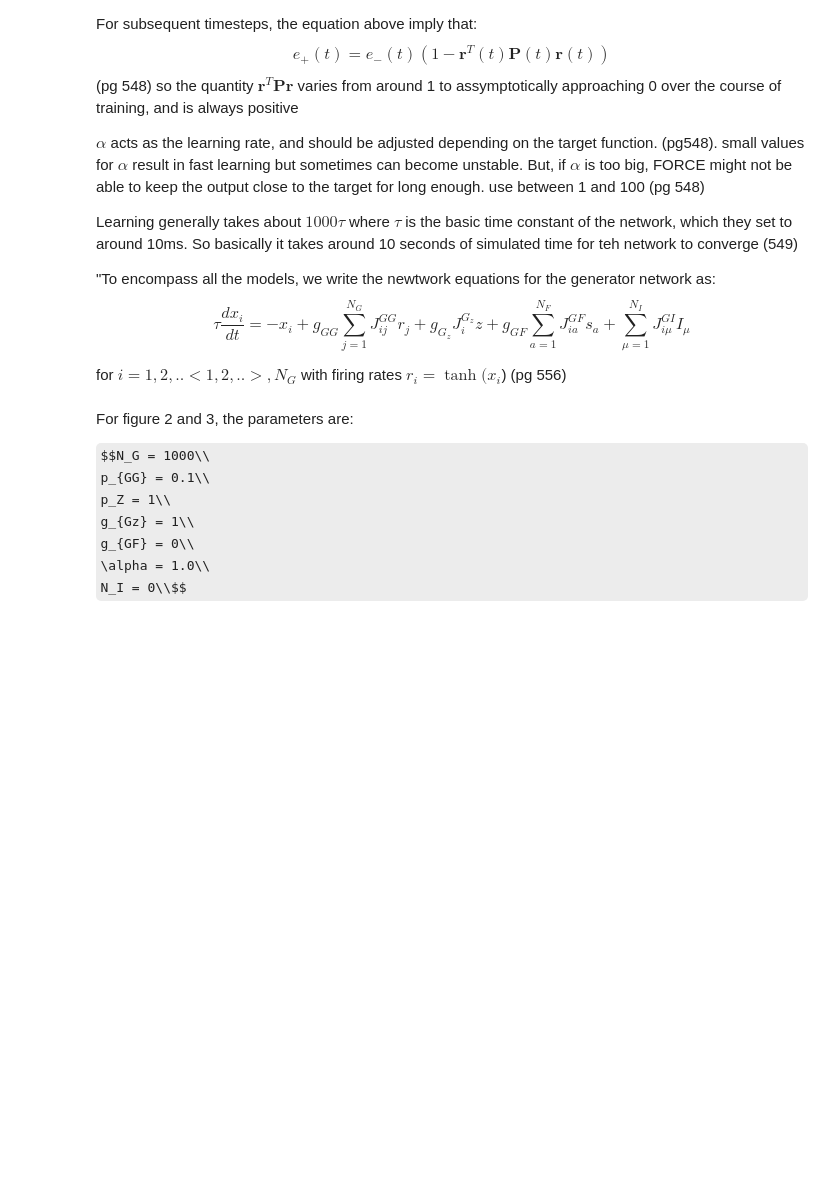
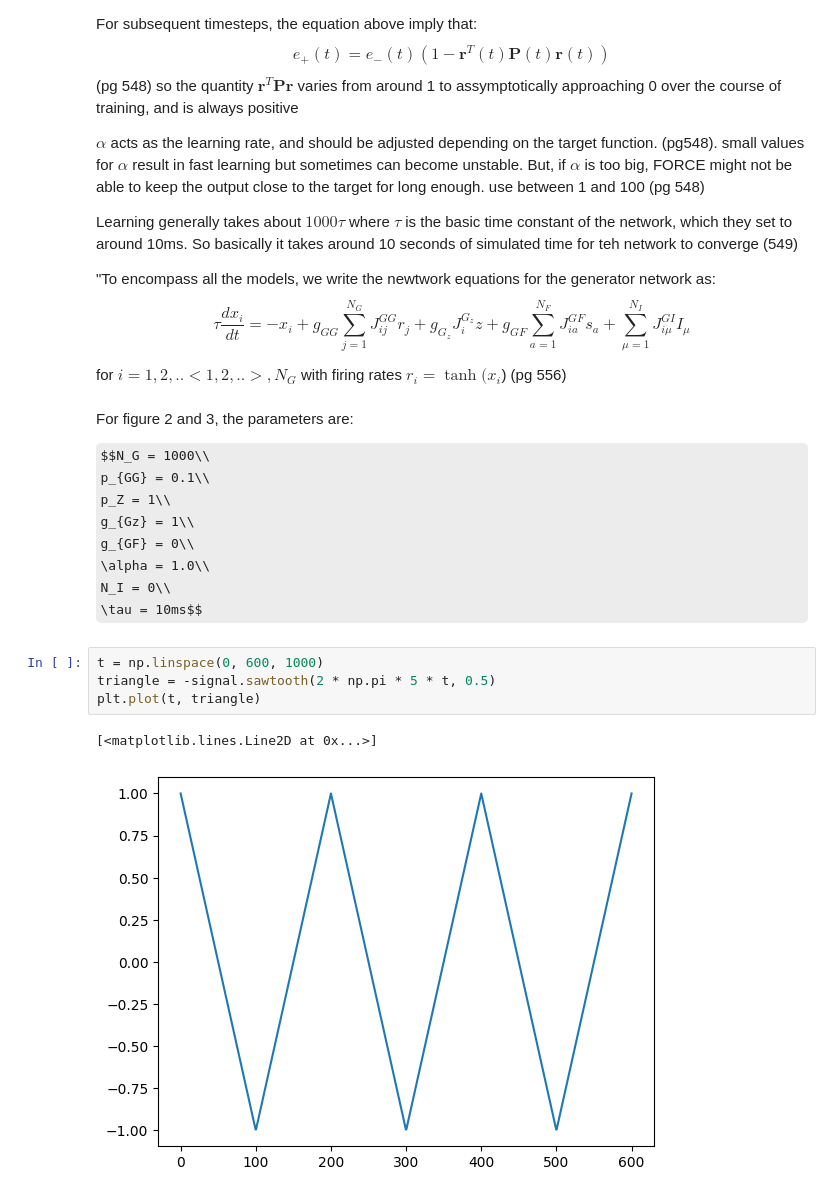
Before and after one commit to CEBangu/MOD_201, a Jupyter notebook: MOD201 final_report/final_report.ipynb, the cells around one changed output. Drawn from its saved outputs; the diff is of its cells as text; some formulas as TeX source; blank space fills up the shorter version.

Commit message:
triangle

```diff
--- a/MOD201 final_report/final_report.ipynb
+++ b/MOD201 final_report/final_report.ipynb
@@ -58,4 +59,12 @@ p_Z = 1\\
 g_{Gz} = 1\\
 g_{GF} = 0\\
 \alpha = 1.0\\
-N_I = 0\\$$
+N_I = 0\\
+\tau = 10ms$$
+# %%
+t = np.linspace(0, 600, 1000)
+triangle = -signal.sawtooth(2 * np.pi * 5 * t, 0.5)
+plt.plot(t, triangle)
+# %% [output]
+[<matplotlib.lines.Line2D at 0x...>]
+[figure, added]
```
Also changed, not shown: parts of 6 cells of this notebook.
